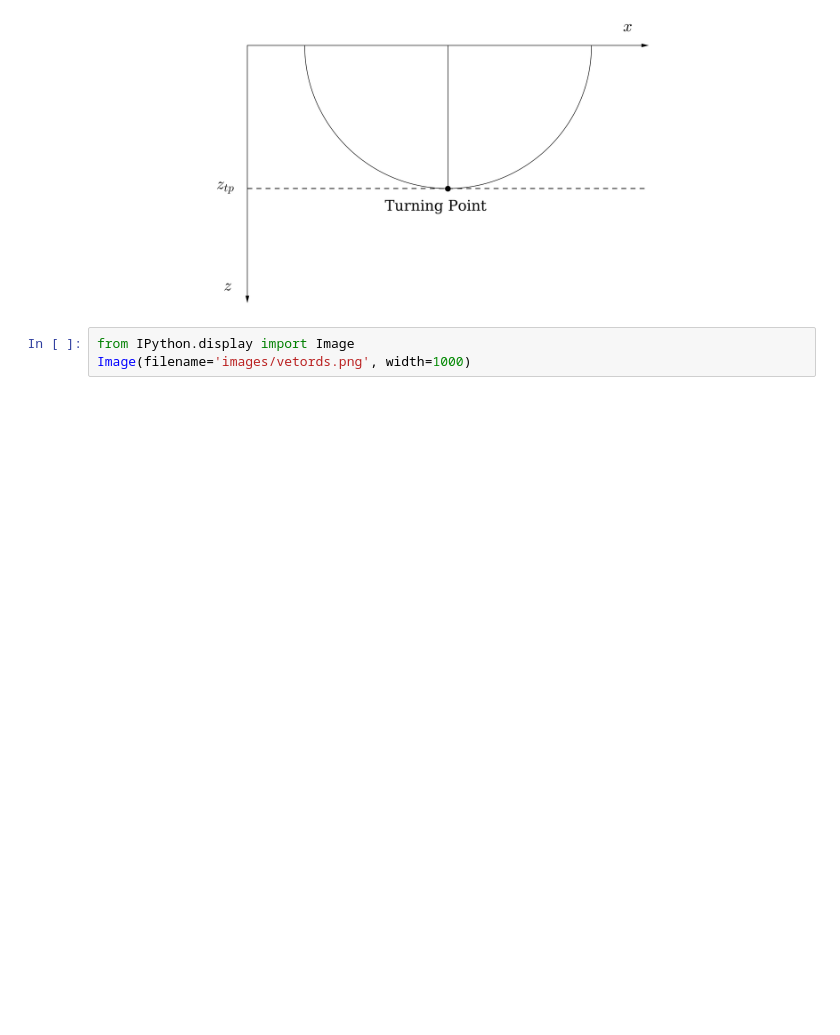
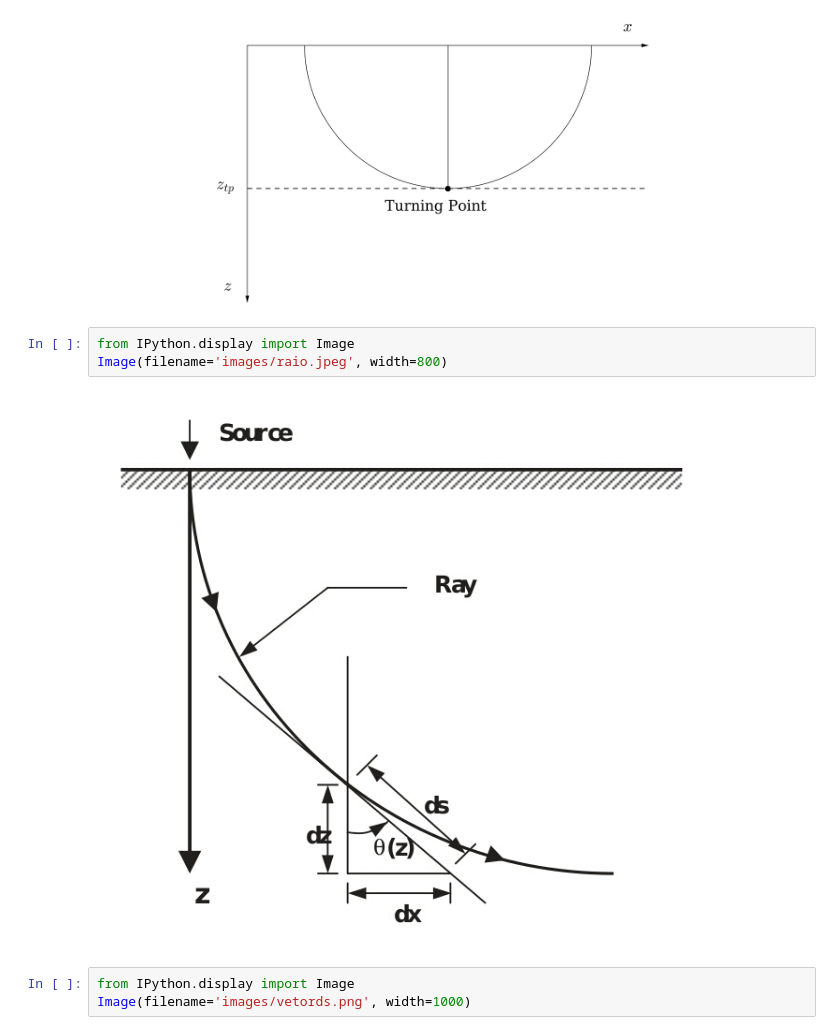
Before and after one commit to Geofisicando/introducao-teoria-raio, a Jupyter notebook: modeloOndasPlanas/TeoriaDoRaioModeloOndasPlanas.ipynb, the cells around one changed output. Saved outputs shown, nothing was run; the diff lists cells and outputs as text; blank space fills up the shorter version.

Commit message:
Aula discretização de x(p) e t(p)
Adiciona imagens do ikele aos jupyter notebooks

```diff
--- a/modeloOndasPlanas/TeoriaDoRaioModeloOndasPlanas.ipynb
+++ b/modeloOndasPlanas/TeoriaDoRaioModeloOndasPlanas.ipynb
@@ -72,6 +72,11 @@ from IPython.display import Image
 Image(filename="images/turningPoint.png", width=1000)
 # %% [output]
 [figure]
+# %%
+from IPython.display import Image
+Image(filename='images/raio.jpeg', width=800)
+# %% [output]
+[figure, added]
 # %%
 from IPython.display import Image
 Image(filename='images/vetords.png', width=1000)
```
Also changed, not shown: 3 other files.
